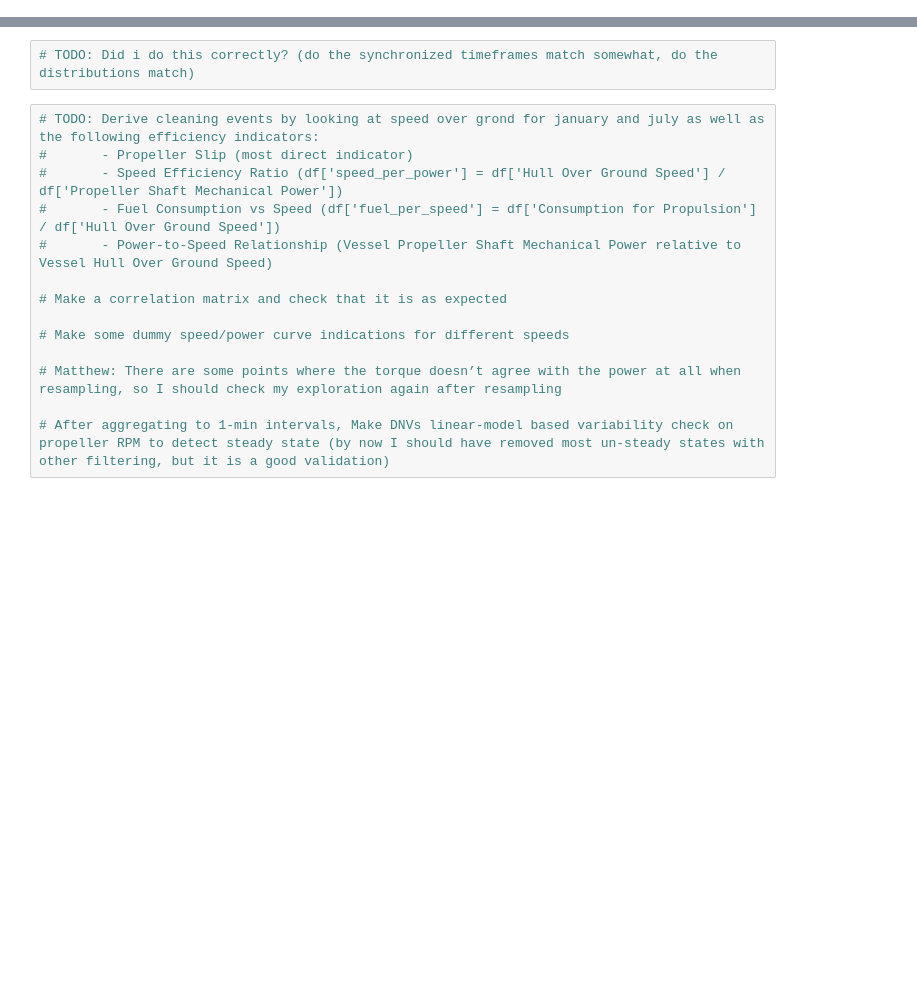
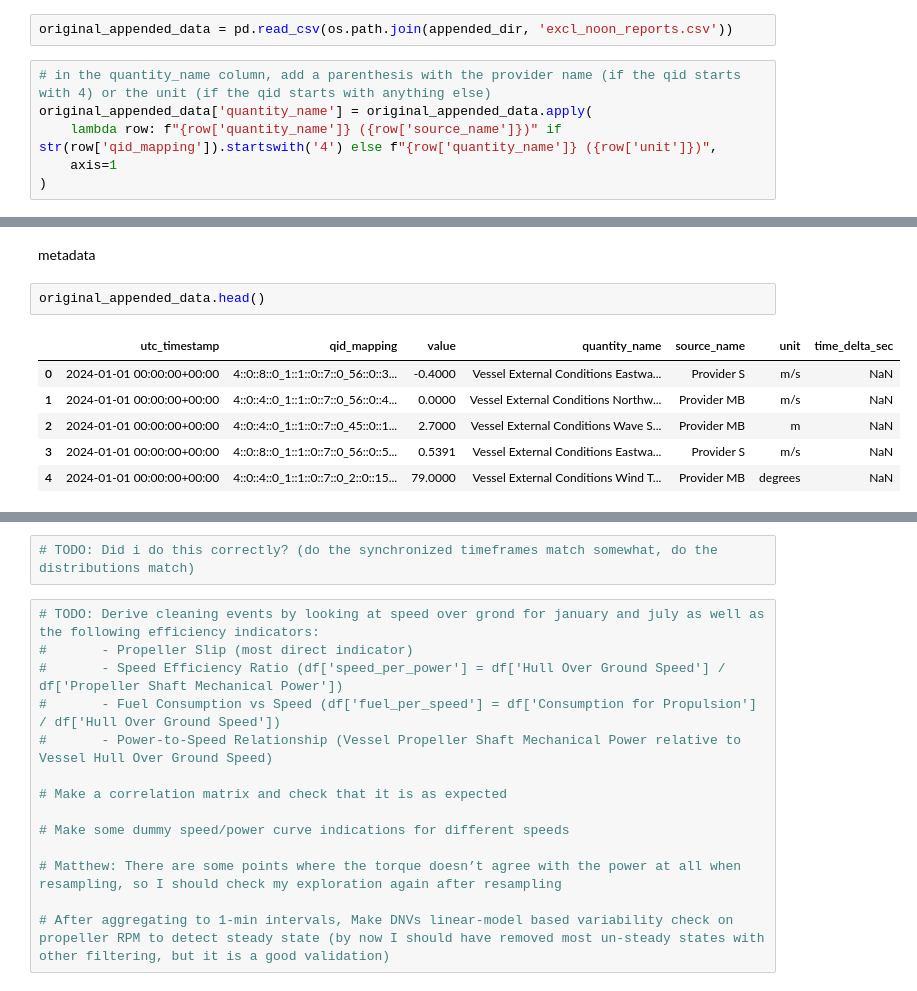
Before and after one commit to AugustBjerg/Master-s-thesis, a Jupyter notebook: code/data/cleaning-scripts/notebooks/post_agg_explore.ipynb, the cells around one changed output, grey strips where cells are left out. Drawn from its saved outputs; the diff is of its cells as text; blank space fills up the shorter version.

```diff
--- a/code/data/cleaning-scripts/notebooks/post_agg_explore.ipynb
+++ b/code/data/cleaning-scripts/notebooks/post_agg_explore.ipynb
@@ -0,0 +34,8 @@
+# %%
+original_appended_data = pd.read_csv(os.path.join(appended_dir, 'excl_noon_reports.csv'))
+# %%
+# in the quantity_name column, add a parenthesis with the provider name (if the qid starts with 4) or the unit (if the qid starts with anything else)
+original_appended_data['quantity_name'] = original_appended_data.apply(
+    lambda row: f"{row['quantity_name']} ({row['source_name']})" if str(row['qid_mapping']).startswith('4') else f"{row['quantity_name']} ({row['unit']})",
+    axis=1
+)
@@ -0,0 +50,11 @@
+# %% [markdown]
+metadata
+# %%
+original_appended_data.head()
+# %% [output]
+|  | utc_timestamp | qid_mapping | value | quantity_name | source_name | unit | time_delta_sec |
+| 0 | 2024-01-01 00:00:00+00:00 | 4::0::8::0_1::1::0::7::0_56::0::3... | -0.4000 | Vessel External Conditions Eastwa... | Provider S | m/s | NaN |
+| 1 | 2024-01-01 00:00:00+00:00 | 4::0::4::0_1::1::0::7::0_56::0::4... | 0.0000 | Vessel External Conditions Northw... | Provider MB | m/s | NaN |
+| 2 | 2024-01-01 00:00:00+00:00 | 4::0::4::0_1::1::0::7::0_45::0::1... | 2.7000 | Vessel External Conditions Wave S... | Provider MB | m | NaN |
+| 3 | 2024-01-01 00:00:00+00:00 | 4::0::8::0_1::1::0::7::0_56::0::5... | 0.5391 | Vessel External Conditions Eastwa... | Provider S | m/s | NaN |
+| 4 | 2024-01-01 00:00:00+00:00 | 4::0::4::0_1::1::0::7::0_2::0::15... | 79.0000 | Vessel External Conditions Wind T... | Provider MB | degrees | NaN |
```
Also changed, not shown: parts of 19 cells of this notebook, 3 other files.
